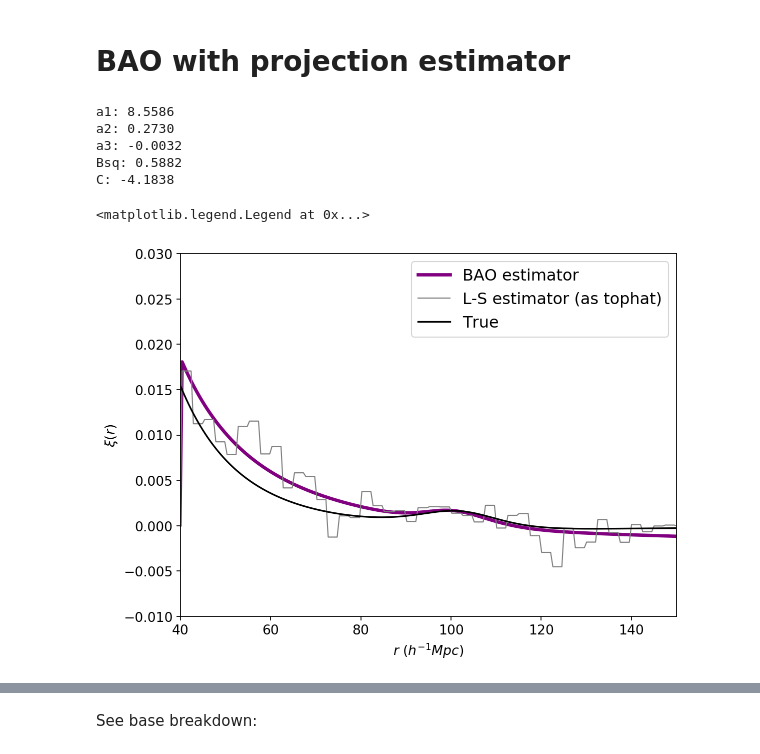
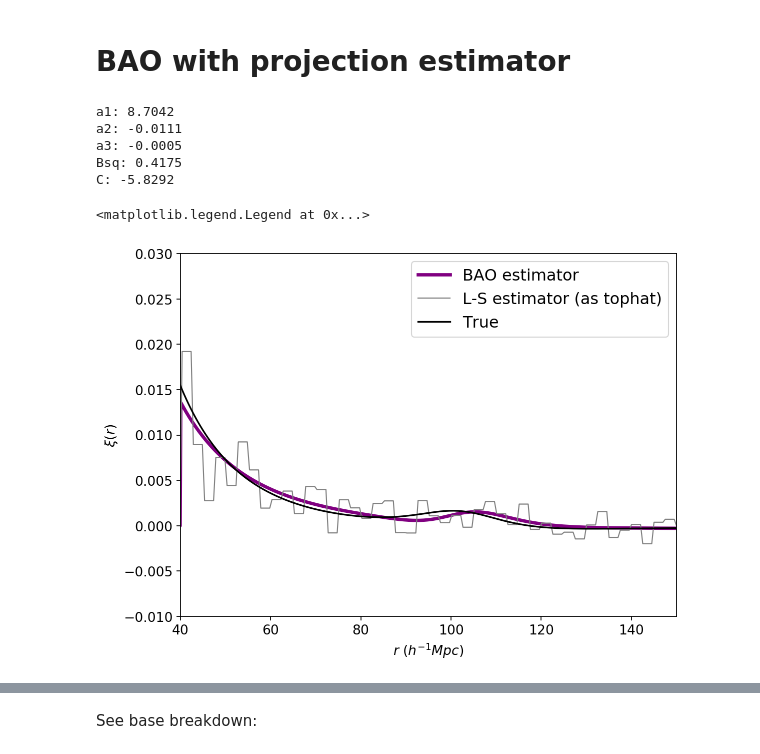
Before and after one commit to kstoreyf/byebyebias, a Jupyter notebook: code/bao.ipynb, the cells around one changed output, grey strips where cells are left out. Drawn from its saved outputs; the diff is of its cells as text; code cells hidden in the pictures.

```diff
--- a/code/bao.ipynb
+++ b/code/bao.ipynb
@@ -240,10 +237,18 @@ base_colors = ['magenta', 'red', 'orange', 'green', 'blue']
+# %%
+base_names = [r'$a_1$', r'$a_2$', r'$a_3$', r'$B^2$', '$C$']
+base_colors = ['magenta', 'red', 'orange', 'green', 'blue']
+#base_colors = ['#332288', '#117733', '#44AA99', '#88CCEE', '#DDCC77', '#CC6677', '#AA4499', '#882255']*3
+#base_colors = ['#e6194b', '#3cb44b', '#ffe119', '#4363d8', '#f58231', '#911eb4', '#46f0f0']
+#Mint
+#aaffc3
+#base_colors = ['#3cb44b', '#4363d8', '#46f0f0', '#f032e6', '#e6194b', '#bcf60c', '#fabebe', '#008080']
 # %%
 plt.figure(figsize=(8,5))
 
 rescales = [0.5, 5, 1e3, 1, 0.1]
 bs = bases(s)
 for i in range(len(bs)):
-    plt.plot(s, bs[i]/rescales[i], color=base_colors[i], label='{} term'.format(base_names[i]))
+    plt.plot(s, bs[i]/rescales[i], color=base_colors[i], label='{} term'.format(base_names[i]), lw=2)
 
 #plt.title(r'xi_fit = Bsq * xi_model + C * dxi_dalpha + a1/r**2 + a2/r + a3')
 plt.title(r'$\xi_{fit}(r) = B_{sq} \xi_{model}(r) + C \frac{d\xi_{model}(\alpha r)}{d\alpha} + \frac{a_1}{r^2} + \frac{a_2}{r} + a_3$',
@@ -256,0 +262,15 @@ plt.legend()
+# %%
+plt.figure(figsize=(8,6))
+
+rescales = [3, 0.2, 0.0005, 1, 2]
+bs = bases(s)
+for i in range(len(bs)):
+    plt.plot(s, bs[i]*rescales[i], color=base_colors[i], label=r'{} term'.format(base_names[i]), lw=2)
+
+#plt.title(r'xi_fit = Bsq * xi_model + C * dxi_dalpha + a1/r**2 + a2/r + a3')
+#plt.title(r'$\xi_{fit}(r) = B_{sq} \xi_{model}(r) + C \frac{d\xi_{model}(\alpha r)}{d\alpha} + \frac{a_1}{r^2} + \frac{a_2}{r} + a_3$',
+#         fontdict = {'fontsize' : 20})
+plt.xlabel(r'$s$ $(h^{-1}Mpc)$')
+plt.ylabel(r'$\xi(s)$')
+plt.xlim(rmin, rmax)
+plt.legend()
@@ -322,45 +345,45 @@ def load_cfs(directory, cat_tag, proj, seeds):
 boxsize = 750
 nbar_str = '1e-4'
 cat_tag = '_L{}_nbar{}'.format(boxsize, nbar_str)
-seed = 0
+seed = 10
 result_dir = '../results/results_lognormal{}'.format(cat_tag)
 cat_dir = '../catalogs/cats_lognormal{}'.format(cat_tag)
 
-projs = ['bao_alpha1.05', 'tophat_n44']
+projs = ['bao_alpha1.01', 'tophat_n44']
 proj_colors = ['purple', 'grey']
 proj_labels = ['BAO estimator', 'L-S estimator (as tophat)']
 
 rmin = 40
 rmax = 150
 nbins = 22
 rbins = np.linspace(rmin, rmax, nbins+1)
 #rbins_avg = 0.5*(rbins[1:]+rbins[:-1])
 
 for i in range(len(projs)):
 
     proj = projs[i]
     r, xi, amp = load_cf(result_dir,cat_tag, proj, seed=seed)
 
     if 'bao' in proj:
         for j in range(len(amp)):
             print('{}: {:.4f}'.format(base_names[j], amp[j]))
         lw = 3
     else:
         lw = 1
     plt.plot(r, xi, color=proj_colors[i], label=proj_labels[i], lw=lw)
 
 plt.plot(s_true, xi_true, color='k', label='True')
 plt.xlim(smin, smax)
 plt.ylim(-0.01, 0.03)
 plt.xlim(rmin, rmax)
 plt.xlabel(r'$r$ $(h^{-1}Mpc)$')
 plt.ylabel(r'$\xi(r)$')
 plt.legend()
 # %% [output]
-a1: 8.5586
-a2: 0.2730
-a3: -0.0032
-Bsq: 0.5882
-C: -4.1838
+a1: 8.7042
+a2: -0.0111
+a3: -0.0005
+Bsq: 0.4175
+C: -5.8292
 <matplotlib.legend.Legend at 0x...>
-[figure, old version]
+[figure, new version]
```
Also changed, not shown: parts of 11 cells of this notebook, 11 other files.
